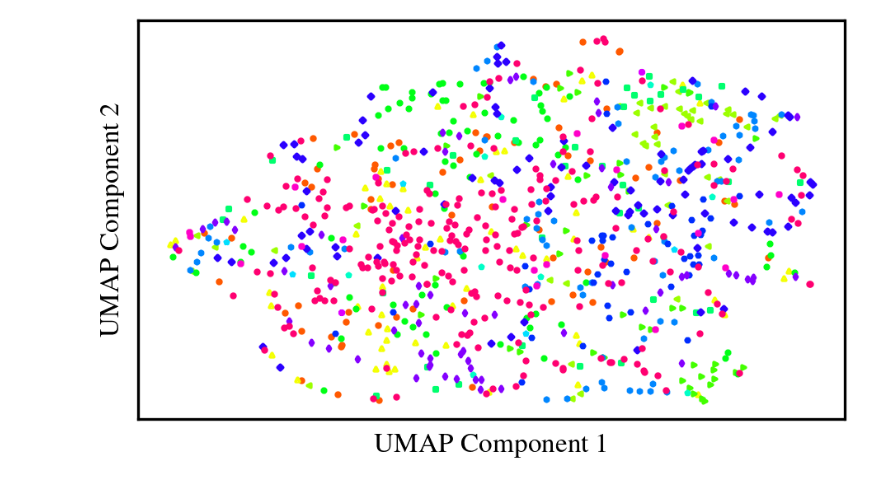
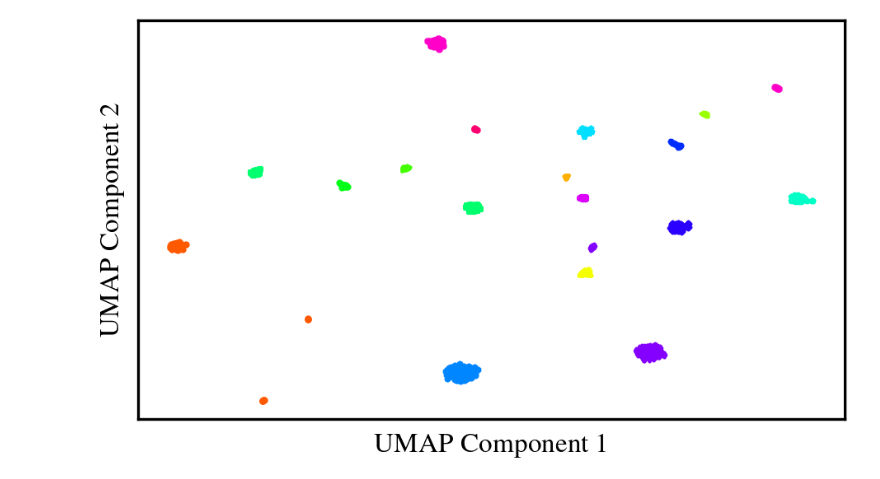
Before and after one commit to masonhargrave/EpiCare, a Jupyter notebook: figures/figures.ipynb, the cells around one changed output. Saved outputs shown, nothing was run; the diff lists cells and outputs as text; code cells hidden in the pictures.

```diff
--- a/figures/figures.ipynb
+++ b/figures/figures.ipynb
@@ -114,7 +114,15 @@ def run_episode(
         return total_reward, time_to_remission, steps, transitions
 # %%
 # Create an instance of the environment with specified parameters
-env = EpiCare(n_symptoms=16, n_diseases=16, n_treatments=16, seed=1)
+env = EpiCare(
+    n_symptoms=8,
+    n_diseases=16,
+    n_treatments=16,
+    seed=1,
+    symptom_modulation_range=(-0.01, 0),
+    symptom_std_range=(0.01, 0.0),
+)
+
 unique_states = np.arange(env.n_diseases)
 
 # Initialize the Random policy
@@ -155,31 +163,31 @@ observations_reduced = umap_reducer.fit_transform(observations)
 # Generate a color palette with seaborn
 palette = sns.color_palette(
     "hsv", len(unique_states)
 )  # "hsv" is a circular color space
 
 # Generate a list of markers
 markers = ["o", "v", "^", "<", ">", "8", "s", "p", "*", "h", "H", "D", "d", "P", "X"]
 
 # Plotting the clusters
 for i, (color, marker) in enumerate(
     zip(palette, markers * (len(unique_states) // len(markers) + 1))
 ):
     state_mask = states == unique_states[i]
     plt.scatter(
         observations_reduced[state_mask, 0],
         observations_reduced[state_mask, 1],
         color=color,
         marker=marker,
         label=f"State {unique_states[i]}",
         s=1,
     )
 
 plt.xlabel("UMAP Component 1")
 plt.ylabel("UMAP Component 2")
 # Remove x and y ticks
 plt.xticks([])
 plt.yticks([])
 plt.tight_layout()
 plt.savefig("umap.pdf")
 # %% [output]
-[figure, old version]
+[figure, new version]
```
Also changed, not shown: parts of 2 cells of this notebook, 11 other files.
